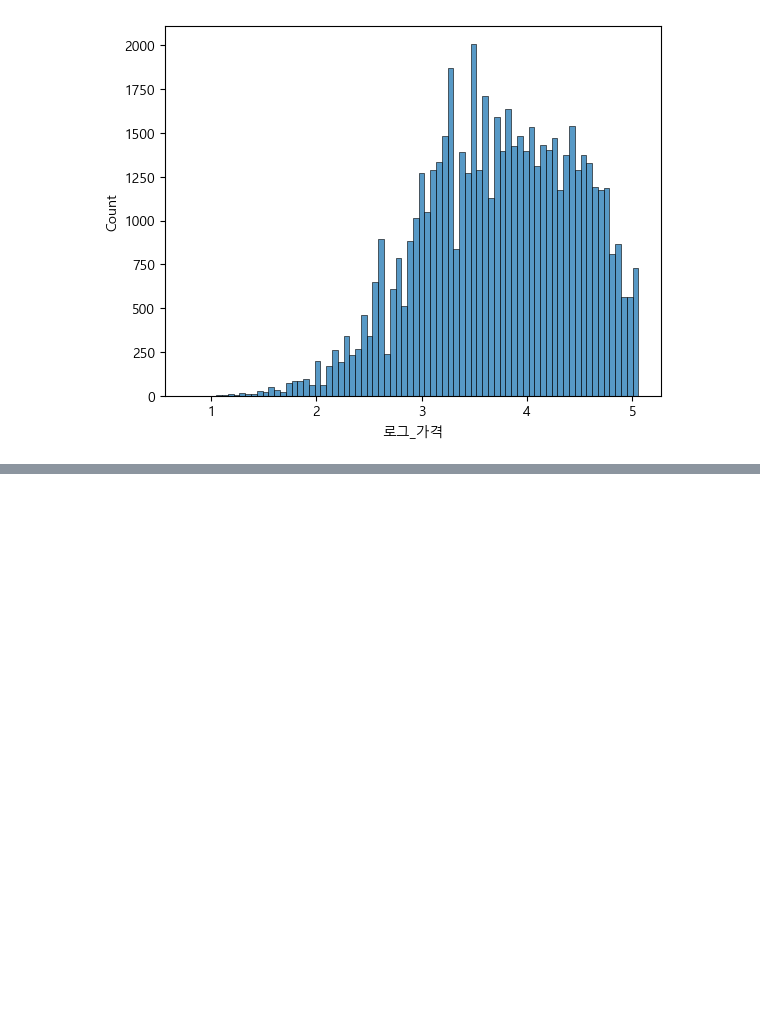
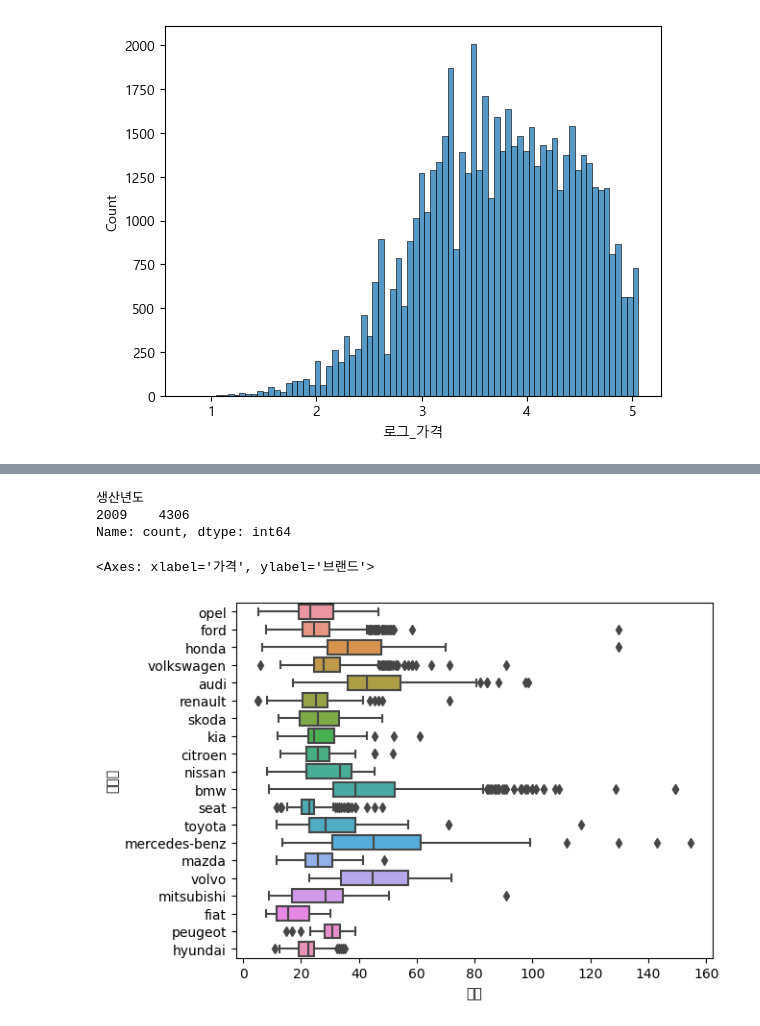
Before and after one commit to woojooc/ML_Car, a Jupyter notebook: jm/dacon/EDA.ipynb, the cells around one changed output, grey strips where cells are left out. Drawn from its saved outputs; the diff is of its cells as text; code cells hidden in the pictures; blank space fills up the shorter version.

```diff
--- a/jm/dacon/EDA.ipynb
+++ b/jm/dacon/EDA.ipynb
@@ -141,0 +162,5 @@ sns.boxplot(x='가격',y='브랜드',data=train_df)
+# %%
+# 상위 1개 연식(생산년도)
+most1_prd = train_df['생산년도'].value_counts().index[:1]
+most1_prd = list(most1_prd)
+most1_prd
@@ -141,0 +169,3 @@ sns.boxplot(x='가격',y='브랜드',data=train_df)
+# %%
+most1_prd_df = train_df[train_df['생산년도'].isin(most1_prd)]
+most1_prd_df
@@ -141,0 +186,11 @@ sns.boxplot(x='가격',y='브랜드',data=train_df)
+# %%
+most1_prd_df['생산년도'].value_counts()
+# %% [output]
+생산년도
+2009    4306
+Name: count, dtype: int64
+# %%
+sns.boxplot(x='가격',y='브랜드',data=most1_prd_df)
+# %% [output]
+<Axes: xlabel='가격', ylabel='브랜드'>
+[figure, added]
```
Also changed, not shown: parts of 14 cells of this notebook, 2 other files.
